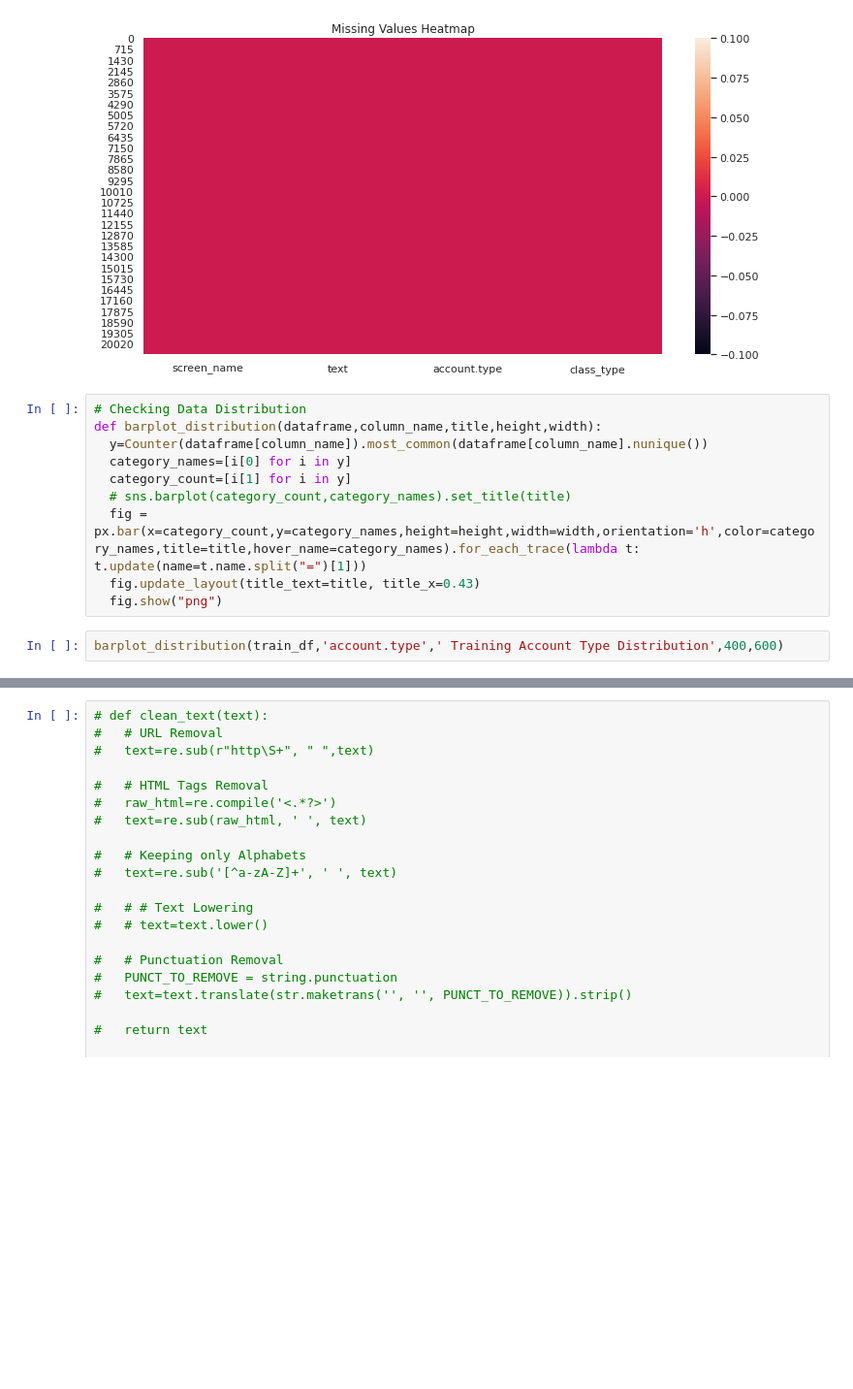
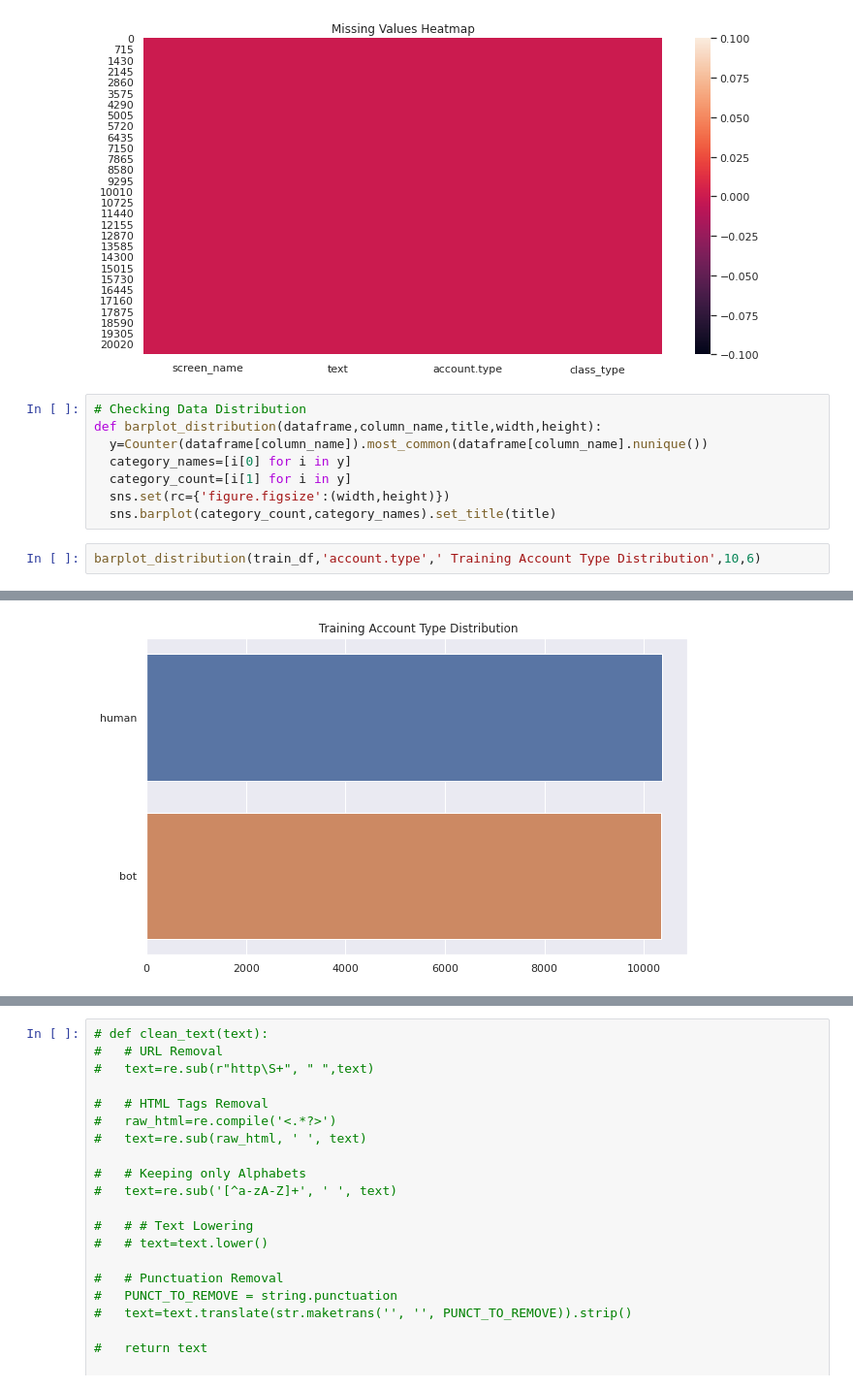
Before and after one commit to abhi128936/Tweep-Fake, a Jupyter notebook: .ipynb notebook/TF.ipynb, the cells around one changed output, grey strips where cells are left out. Shown at 97% size. Cells and saved outputs as stored; diff of their text form; blank space fills up the shorter version.

```diff
--- a/.ipynb notebook/TF.ipynb
+++ b/.ipynb notebook/TF.ipynb
@@ -98,14 +95,12 @@ Text(0.5, 1.0, 'Missing Values Heatmap')
 [figure]
 # %%
 # Checking Data Distribution
-def barplot_distribution(dataframe,column_name,title,height,width):
+def barplot_distribution(dataframe,column_name,title,width,height):
   y=Counter(dataframe[column_name]).most_common(dataframe[column_name].nunique())
   category_names=[i[0] for i in y]
   category_count=[i[1] for i in y]
-  # sns.barplot(category_count,category_names).set_title(title)
-  fig = px.bar(x=category_count,y=category_names,height=height,width=width,orientation='h',color=category_names,title=title,hover_name=category_names).for_each_trace(lambda t: t.update(name=t.name.split("=")[1]))
-  fig.update_layout(title_text=title, title_x=0.43)
-  fig.show("png")
+  sns.set(rc={'figure.figsize':(width,height)})
+  sns.barplot(category_count,category_names).set_title(title)
 # %%
-barplot_distribution(train_df,'account.type',' Training Account Type Distribution',400,600)
+barplot_distribution(train_df,'account.type',' Training Account Type Distribution',10,6)
 # %% [output]
@@ -113 +107,2 @@ barplot_distribution(train_df,'account.type',' Training Account Type Distributio
+[figure, added]
 # %%
```
Also changed, not shown: parts of 13 cells of this notebook.
